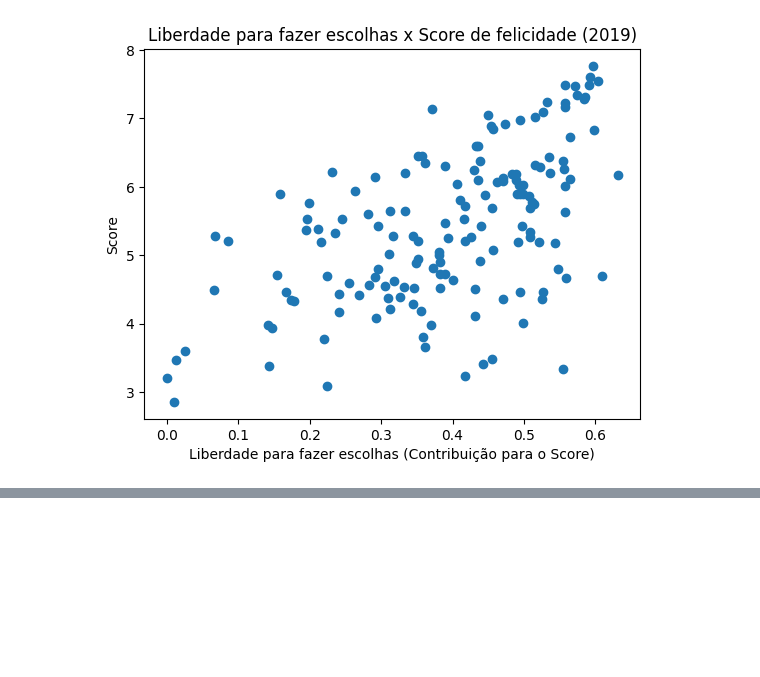
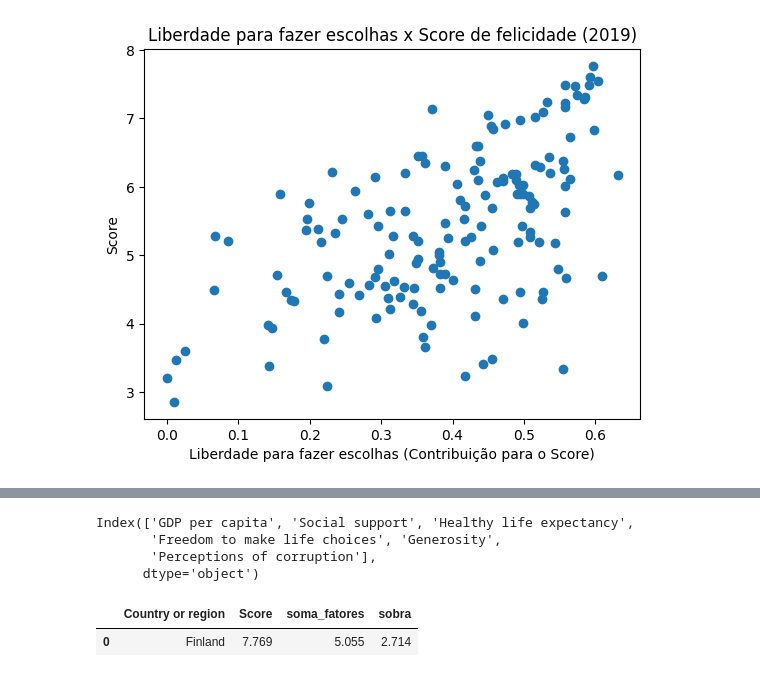
Before and after one commit to dantascg/synapta-desafio-felicidade-2019, a Jupyter notebook: ETAPA_2_Leonardo_Dantas_Andrade_de_Alencar_01701668.ipynb, the cells around one changed output, grey strips where cells are left out. Saved outputs shown, nothing was run; the diff lists cells and outputs as text; code cells hidden in the pictures; blank space fills up the shorter version.

```diff
--- a/ETAPA_2_Leonardo_Dantas_Andrade_de_Alencar_01701668.ipynb
+++ b/ETAPA_2_Leonardo_Dantas_Andrade_de_Alencar_01701668.ipynb
@@ -151,0 +245,13 @@ plt.show()
+# %%
+fatores = df.columns[3:9]
+df["soma_fatores"] = df[fatores].sum(axis=1)   # soma dos 6 fatores, linha por linha
+df["sobra"] = df["Score"] - df['soma_fatores'] # parte do Score que os fatores não explicam
+print(fatores)
+df[["Country or region", "Score", "soma_fatores", "sobra"]].head(1)  # Finlândia: 5,055 e 2,714
+# %% [output]
+Index(['GDP per capita', 'Social support', 'Healthy life expectancy',
+       'Freedom to make life choices', 'Generosity',
+       'Perceptions of corruption'],
+      dtype='object')
+|  | Country or region | Score | soma_fatores | sobra |
+| 0 | Finland | 7.769 | 5.055 | 2.714 |
```
Also changed, not shown: parts of 36 cells of this notebook, 1 other file.
